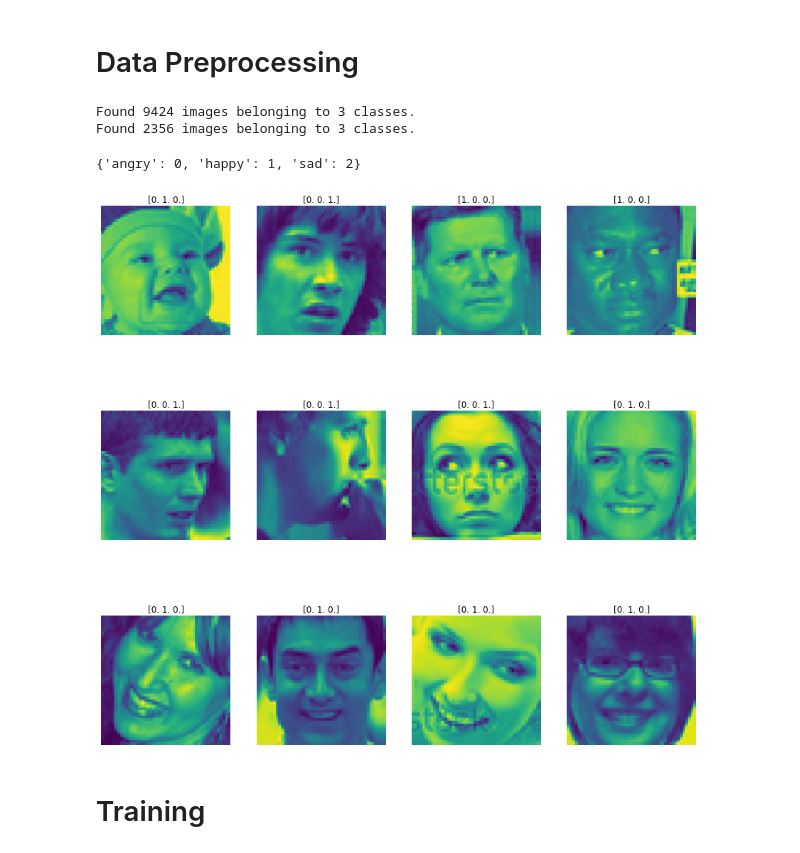
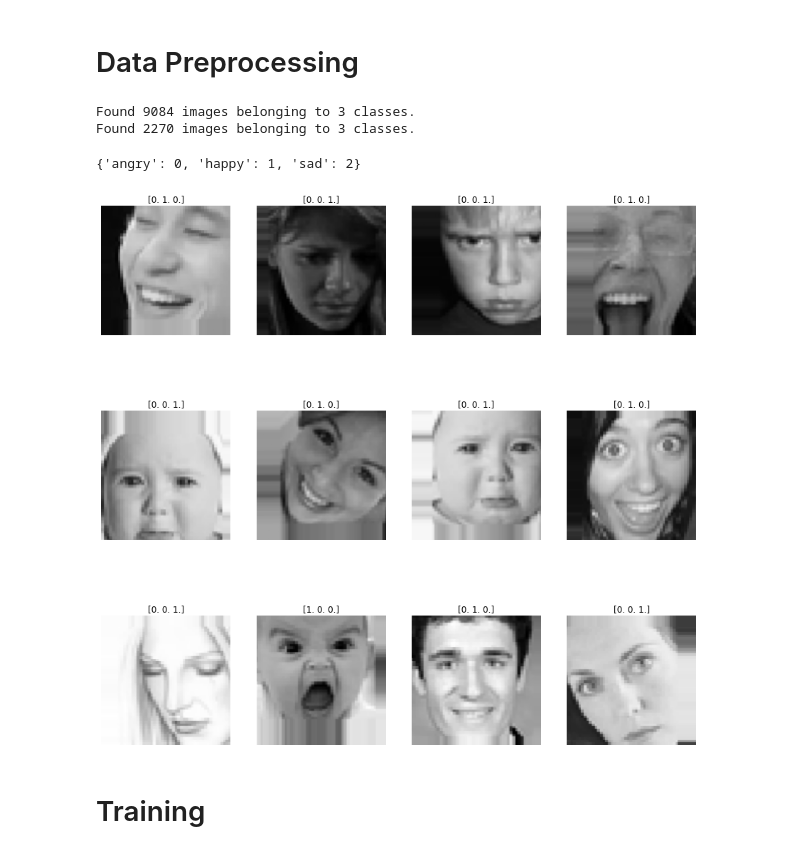
Before and after one commit to RaynoldPanjiZ/IDCamp-2022-ML-path, a Jupyter notebook: Pengembangan Machine Learning/submition3-deployment.ipynb, the cells around one changed output. Cells and saved outputs as stored; diff of their text form; code cells hidden in the pictures.

```diff
--- a/Pengembangan Machine Learning/submition3-deployment.ipynb
+++ b/Pengembangan Machine Learning/submition3-deployment.ipynb
@@ -299,8 +299,8 @@ total : 6448
 [0, 0, 0, 0, 0, 0]
 # %%
 ## Undersampling class sad, happy, dan neutral
-train_sampling = (sum(jum_data()[0][2:5]) / len(jum_data()[0][2:5])) - (jum_data()[0][0]+jum_data()[0][1]+jum_data()[0][5])//3  # rata2 data train yg besar - rata2 train yg kecil: 1091
-val_sampling = (sum(jum_data()[1][2:5]) / len(jum_data()[1][2:5])) - (jum_data()[1][0]+jum_data()[1][1]+jum_data()[1][5])//3    # rata2 data val yg besar - rata2 val yg kecil: 273
+train_sampling = ((4958 + 4862 + 4712) // 3) - (3962 + 3202 + 4097) // 3  # rata2 data train yg besar - rata2 train yg kecil: 1091
+val_sampling = ((1240 + 1215 + 1178) // 3) - (991 + 800 + 1024) // 3    # rata2 data val yg besar - rata2 val yg kecil: 273
 
 # remove sebagian data pada data happy, neutral, dan sad
 for u_dir in ['happy', 'neutral', 'sad']:
@@ -415,7 +412,7 @@ jum_data()[1]
 # %%
 ## Undersampling class angry
-train_sampling = (sum(jum_data()[0]) / len(jum_data()[0]))*0.15
-val_sampling = (sum(jum_data()[1]) / len(jum_data()[1]))*0.15
+train_sampling = (sum(jum_data()[0]) / len(jum_data()[0]))*0.2
+val_sampling = (sum(jum_data()[1]) / len(jum_data()[1]))*0.2
 
 for u_dir in ['angry', 'sad', 'happy']:
   train_dir = os.path.join(TRAINING_DIR, u_dir)
@@ -428,4 +425,7 @@ for u_dir in ['angry', 'sad', 'happy']:
     os.remove(os.path.join(val_dir, file_name))
     continue
   print(f"{round(val_sampling)} val {u_dir} files removed ")
+
+print(cek_data()[0])
+print(cek_data()[1])
 # %% [output]
@@ -543,6 +547,8 @@ from keras.preprocessing.image import ImageDataGenerator
 training_datagen = ImageDataGenerator(
     rescale = 1./255.,
     shear_range=0.2,
+    width_shift_range=0.2,
+    height_shift_range=0.2,
     horizontal_flip = True,
     fill_mode='nearest',
 )
@@ -551,28 +557,27 @@ validation_datagen = ImageDataGenerator(
     rescale=1./255,
 )
 
-img_height = 128
-img_width = 128
-batch_size = 25
+img_size = 128
+batch_size = 45
 
 train_generator = training_datagen.flow_from_directory(
     TRAINING_DIR,
     class_mode='categorical',
-    target_size=(img_height, img_width),
+    target_size=(img_size, img_size),
     batch_size=batch_size,
-    color_mode='grayscale'
+#     color_mode='grayscale'
 )
 
 validation_generator = validation_datagen.flow_from_directory(
     VALIDATION_DIR,
     class_mode='categorical',
-    target_size=(img_height, img_width),
+    target_size=(img_size, img_size),
     batch_size=batch_size,
-    color_mode='grayscale'
+#     color_mode='grayscale'
 )
 # %% [output]
-Found 9424 images belonging to 3 classes.
-Found 2356 images belonging to 3 classes.
+Found 9084 images belonging to 3 classes.
+Found 2270 images belonging to 3 classes.
 # %%
 train_generator.class_indices
 # %% [output]
@@ -580,19 +585,20 @@ train_generator.class_indices
 # %%
 ## Plot gambar
 
 import numpy as np
 import matplotlib.pylab as plt
 
 plt.figure(figsize=[15,15])
 for i in range(12):
     x, y = random.choice(train_generator)
     plt.subplot(3, 4, i+1)
     for im, lb in zip(x, y):
         plt.title(str(lb))
-        plt.imshow(im.reshape(img_height, img_width))
+#         plt.imshow(im.reshape(img_size, img_size))
+        plt.imshow(im)
         plt.axis('off')
 plt.show()
 # %% [output]
-[figure, old version]
+[figure, new version]
 # %% [markdown]
 # Training
```
Also changed, not shown: parts of 26 cells of this notebook.
